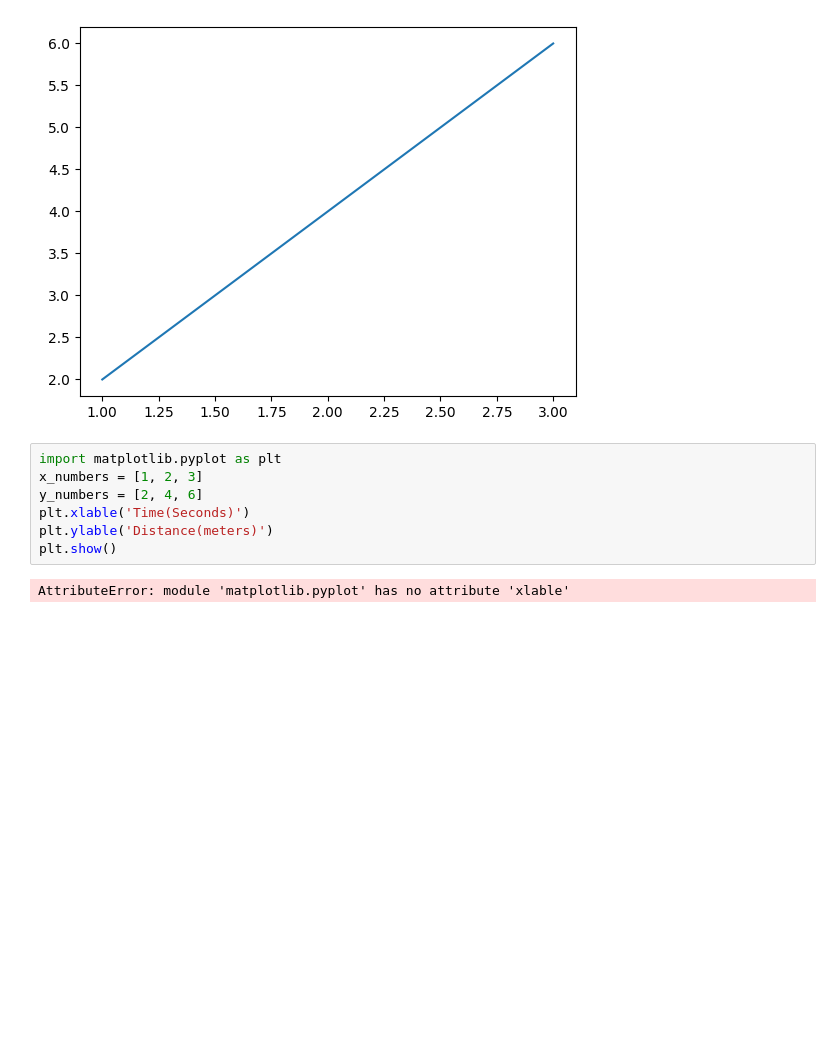
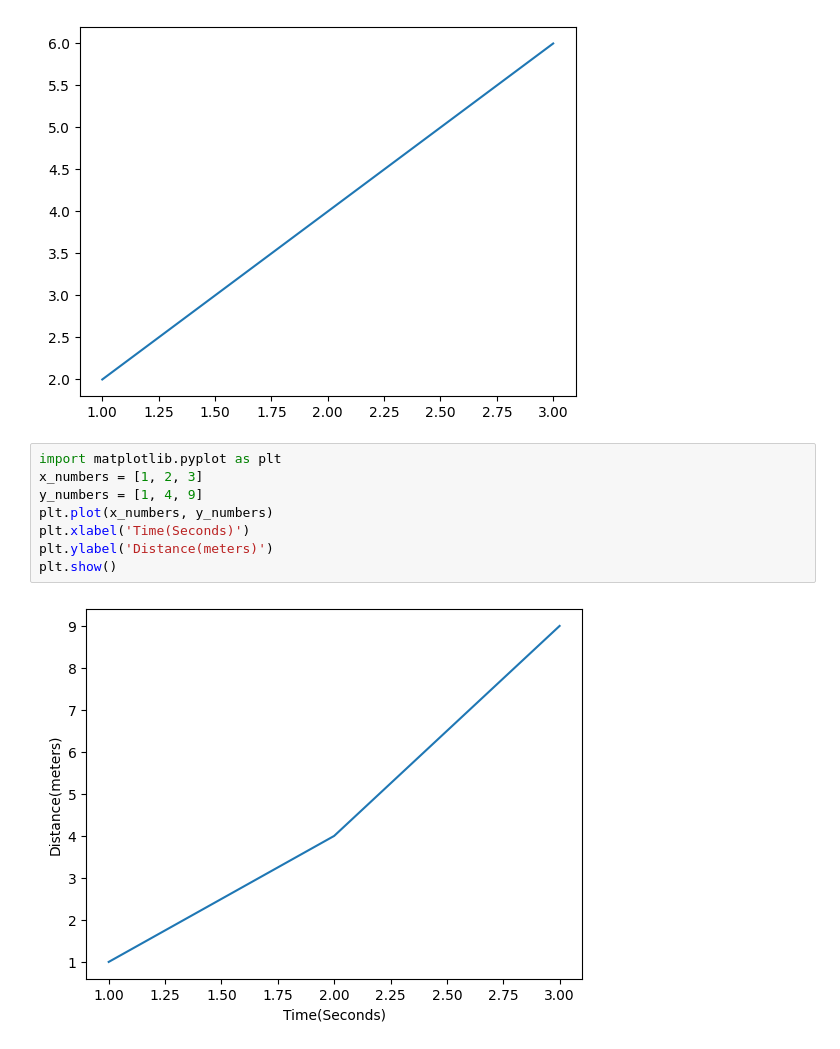
Before and after one commit to ivycollegiate-development/v2-51-plotting-with-formulas-comp_math, a Jupyter notebook: Ian/Ian.ipynb, the cells around one changed output. Cells and saved outputs as stored; diff of their text form; blank space fills up the shorter version.

```diff
--- a/Ian/Ian.ipynb
+++ b/Ian/Ian.ipynb
@@ -9,9 +9,10 @@ plt.show()
 # %%
 import matplotlib.pyplot as plt
 x_numbers = [1, 2, 3]
-y_numbers = [2, 4, 6]
-plt.xlable('Time(Seconds)')
-plt.ylable('Distance(meters)')
+y_numbers = [1, 4, 9]
+plt.plot(x_numbers, y_numbers)
+plt.xlabel('Time(Seconds)')
+plt.ylabel('Distance(meters)')
 plt.show()
 # %% [output]
-AttributeError: module 'matplotlib.pyplot' has no attribute 'xlable'
+[figure, added]
```
